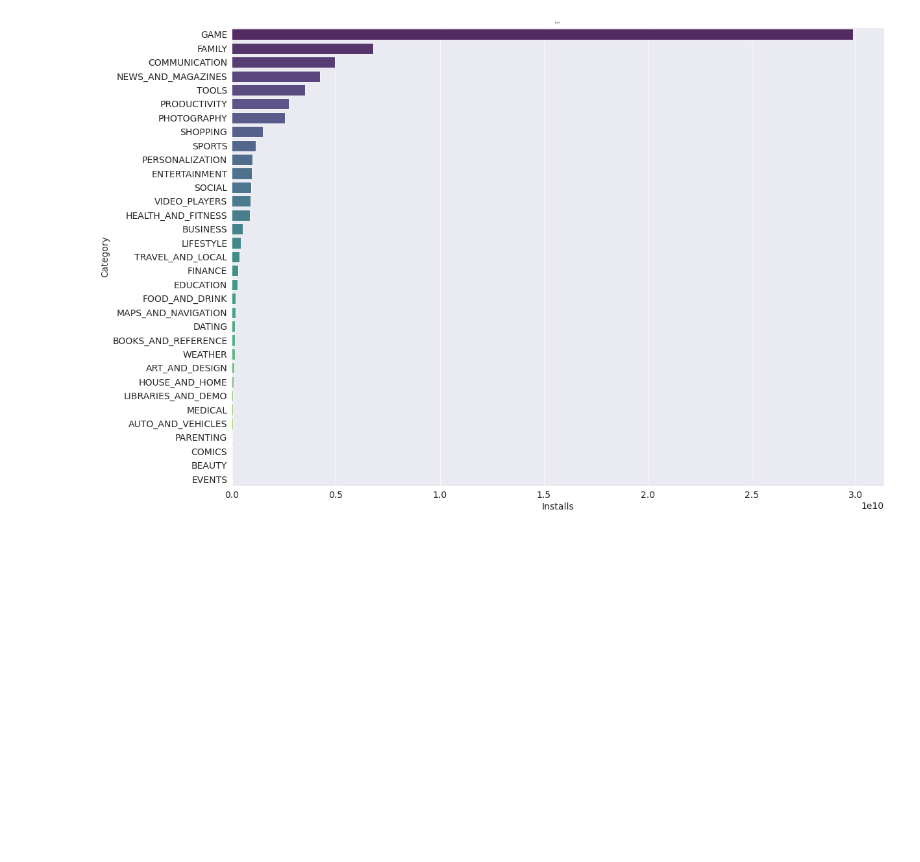
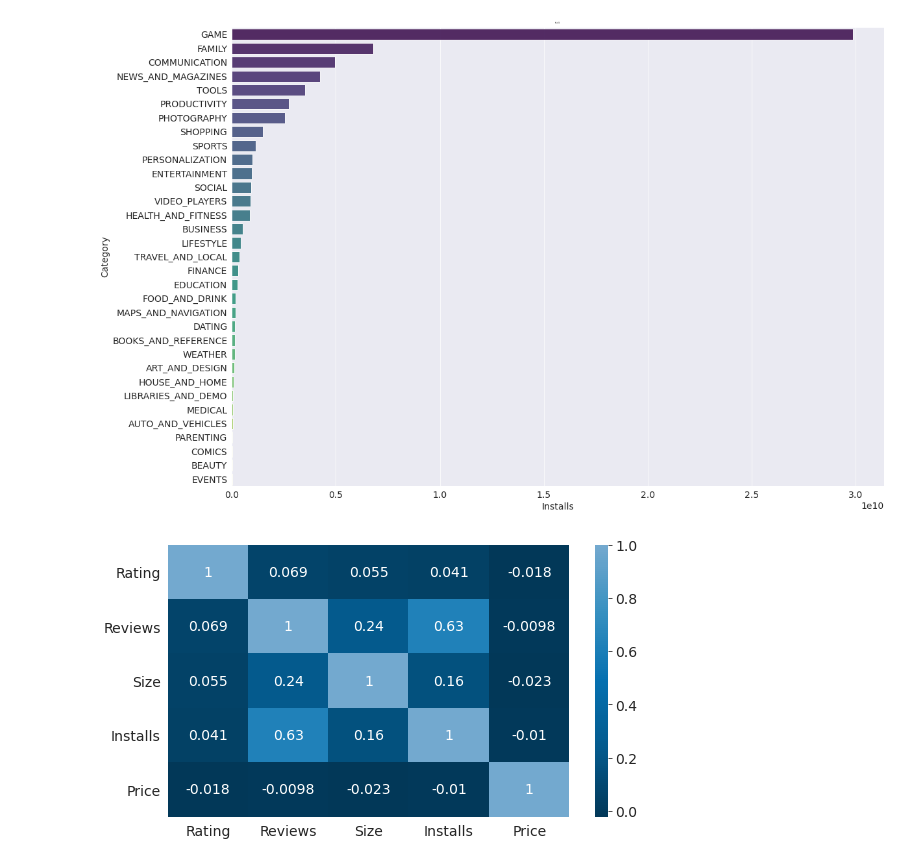
Before and after one commit to pdpranavkumar/Machine-Learning-Models, a Jupyter notebook: Play_Store_App_Review_Analysis_Pranav_Dhabale_Capstone_Project.ipynb, the cells around one changed output. Saved outputs shown, nothing was run; the diff lists cells and outputs as text; code cells hidden in the pictures; blank space fills up the shorter version.

```diff
--- a/Play_Store_App_Review_Analysis_Pranav_Dhabale_Capstone_Project.ipynb
+++ b/Play_Store_App_Review_Analysis_Pranav_Dhabale_Capstone_Project.ipynb
@@ -567,3 +567,8 @@ graph = sns.barplot(x = x2axis,y = y2axis, alpha =0.9, palette= "viridis")
 graph.set_title("Installs", fontsize =2.5);
 # %% [output]
 [figure]
+# %%
+sns.heatmap(play_store_df.corr(),annot=True,cmap='PuBu_r',center=True,cbar=True)
+plt.show()
+# %% [output]
+[figure, added]
```
Also changed, not shown: parts of 1 cell of this notebook.
